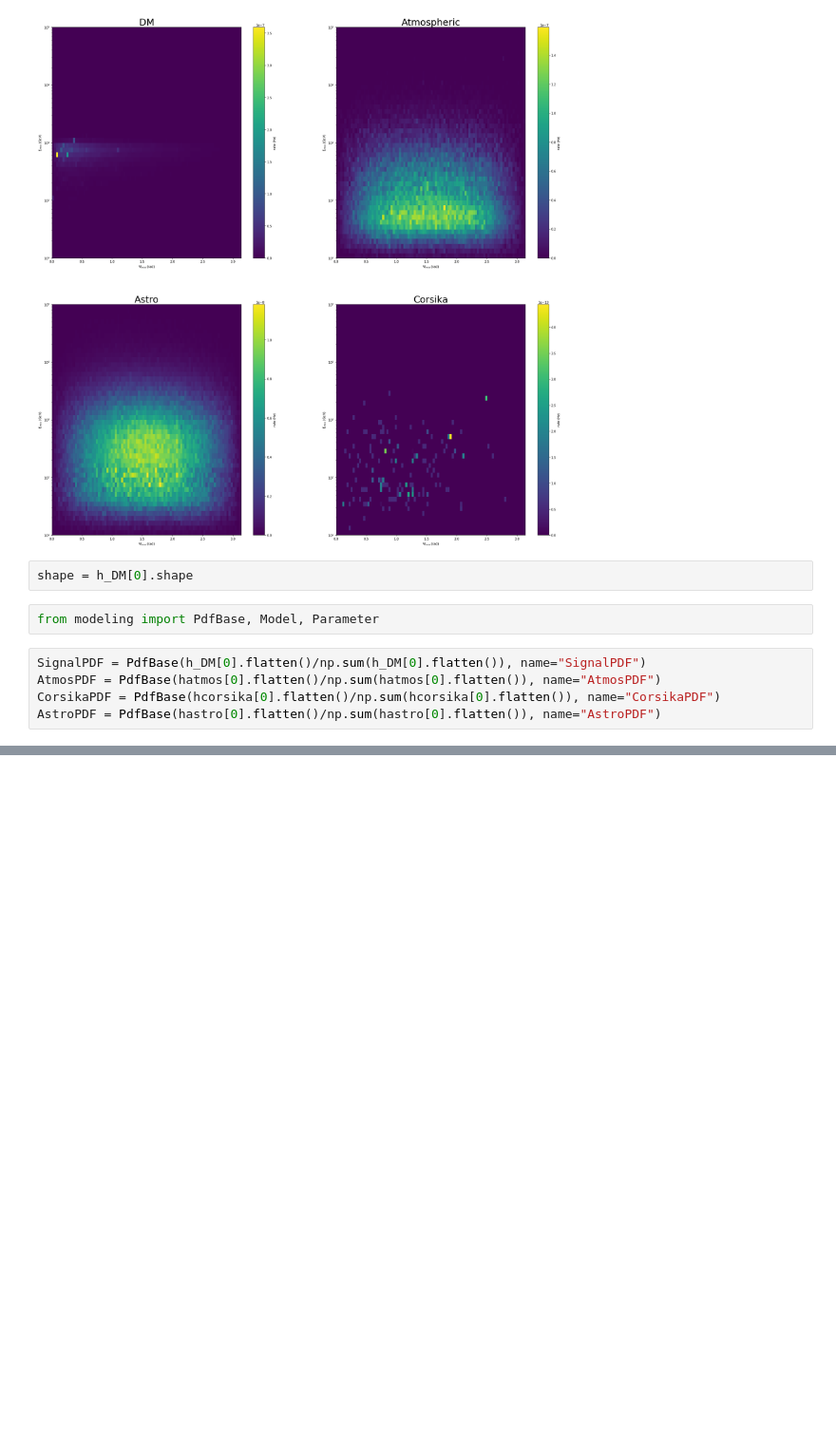
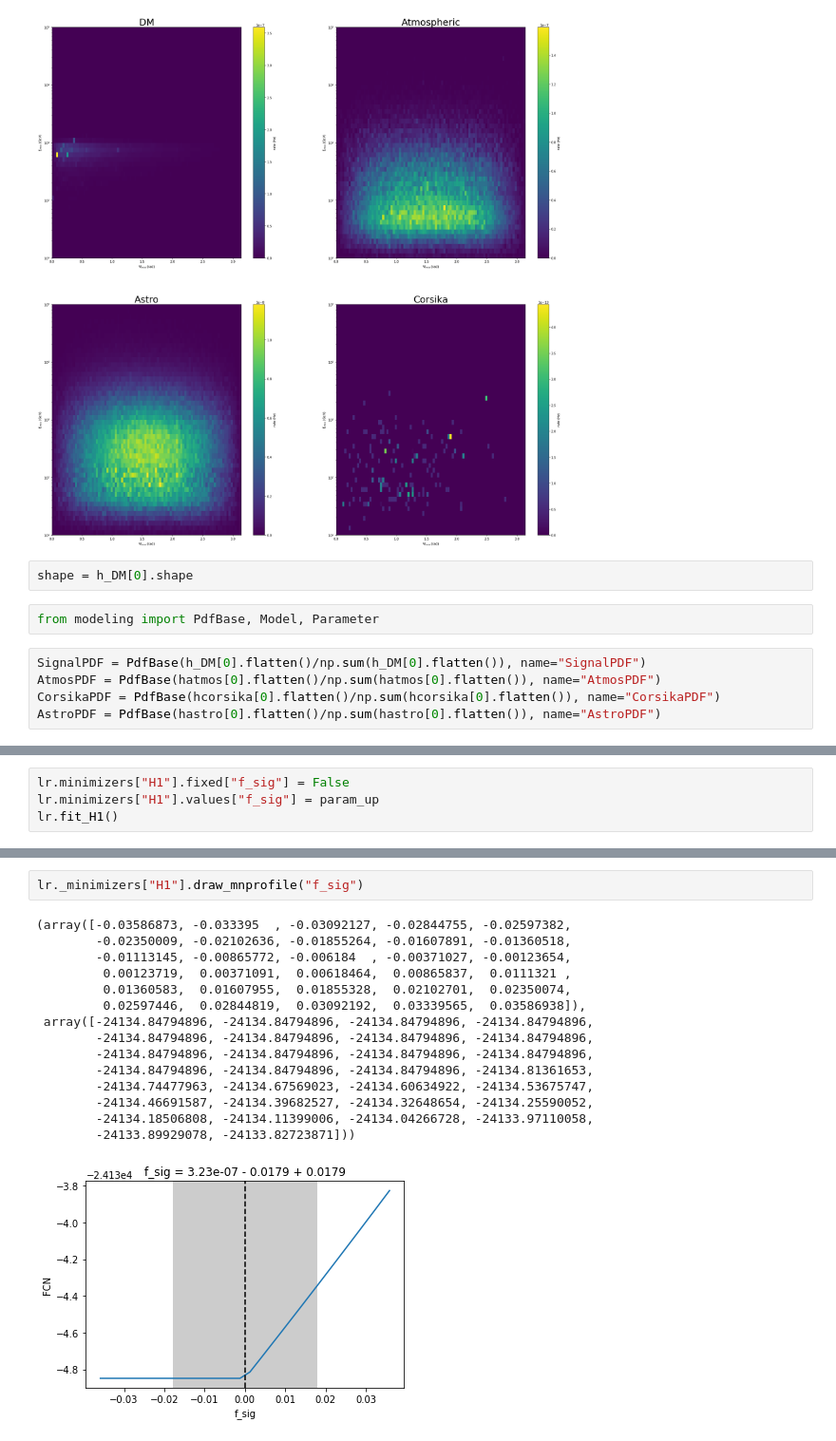
Before and after one commit to zemrude/DMfit, a Jupyter notebook: DMfit/examples/Example.ipynb, the cells around one changed output, grey strips where cells are left out. Shown: that part at 95% size. Cells and saved outputs as stored; diff of their text form; blank space fills up the shorter version.

```diff
--- a/DMfit/examples/Example.ipynb
+++ b/DMfit/examples/Example.ipynb
@@ -127,0 +397,4 @@ axs.set_yscale('log')
+# %%
+lr.minimizers["H1"].fixed["f_sig"] = False
+lr.minimizers["H1"].values["f_sig"] = param_up
+lr.fit_H1()
@@ -128 +411,19 @@ axs.set_yscale('log')
+# %%
+lr._minimizers["H1"].draw_mnprofile("f_sig")
+# %% [output]
+(array([-0.03586873, -0.033395  , -0.03092127, -0.02844755, -0.02597382,
+        -0.02350009, -0.02102636, -0.01855264, -0.01607891, -0.01360518,
+        -0.01113145, -0.00865772, -0.006184  , -0.00371027, -0.00123654,
+         0.00123719,  0.00371091,  0.00618464,  0.00865837,  0.0111321 ,
+         0.01360583,  0.01607955,  0.01855328,  0.02102701,  0.02350074,
+         0.02597446,  0.02844819,  0.03092192,  0.03339565,  0.03586938]),
+ array([-24134.84794896, -24134.84794896, -24134.84794896, -24134.84794896,
+        -24134.84794896, -24134.84794896, -24134.84794896, -24134.84794896,
+        -24134.84794896, -24134.84794896, -24134.84794896, -24134.84794896,
+        -24134.84794896, -24134.84794896, -24134.84794896, -24134.81361653,
+        -24134.74477963, -24134.67569023, -24134.60634922, -24134.53675747,
+        -24134.46691587, -24134.39682527, -24134.32648654, -24134.25590052,
+        -24134.18506808, -24134.11399006, -24134.04266728, -24133.97110058,
+        -24133.89929078, -24133.82723871]))
+[figure, added]
 # %%
```
Also changed, not shown: parts of 44 cells of this notebook, 2 other files.
